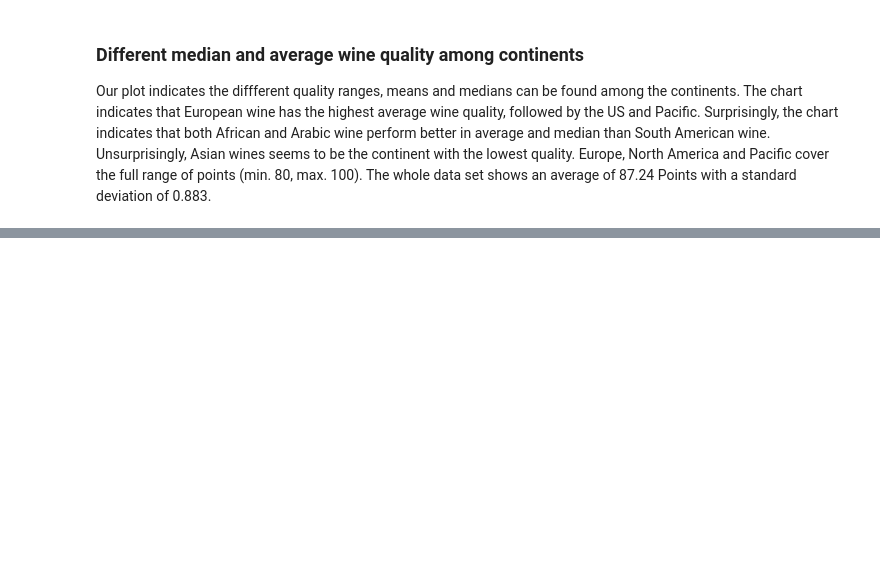
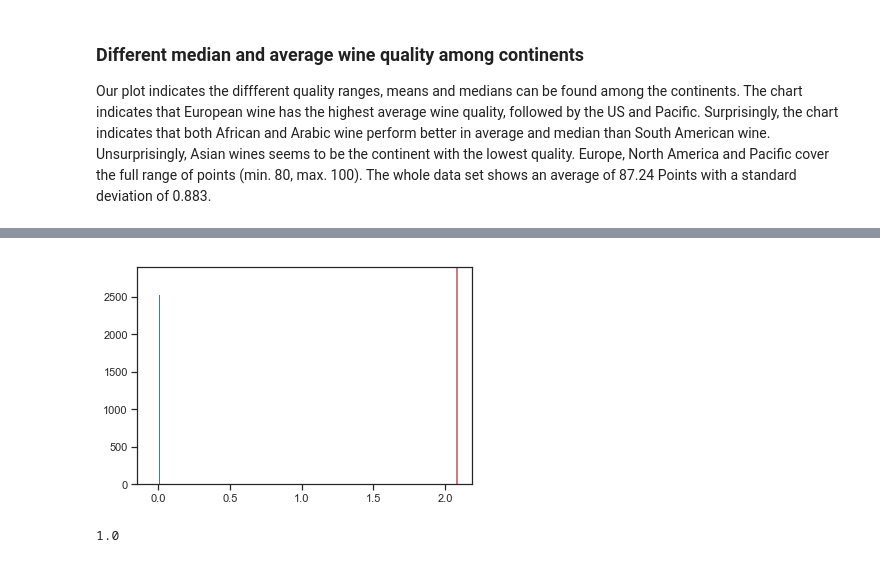
Before and after one commit to igorstojanovic91/wine-review-analysis, a Jupyter notebook: Wine reviews Analysis.ipynb, the cells around one changed output, grey strips where cells are left out. Drawn from its saved outputs; the diff is of its cells as text; code cells hidden in the pictures; blank space fills up the shorter version.

```diff
--- a/Wine reviews Analysis.ipynb
+++ b/Wine reviews Analysis.ipynb
@@ -2003,0 +2146,9 @@ Our plot indicates the diffferent quality ranges, means and medians can be found
+# %%
+plt.hist(null_vals)
+plt.axvline(obs_diff_med_low, color='r');
+# %% [output]
+[figure, added]
+# %%
+(null_vals < obs_diff_med_low).mean()
+# %% [output]
+1.0
```
Also changed, not shown: parts of 28 cells of this notebook.
